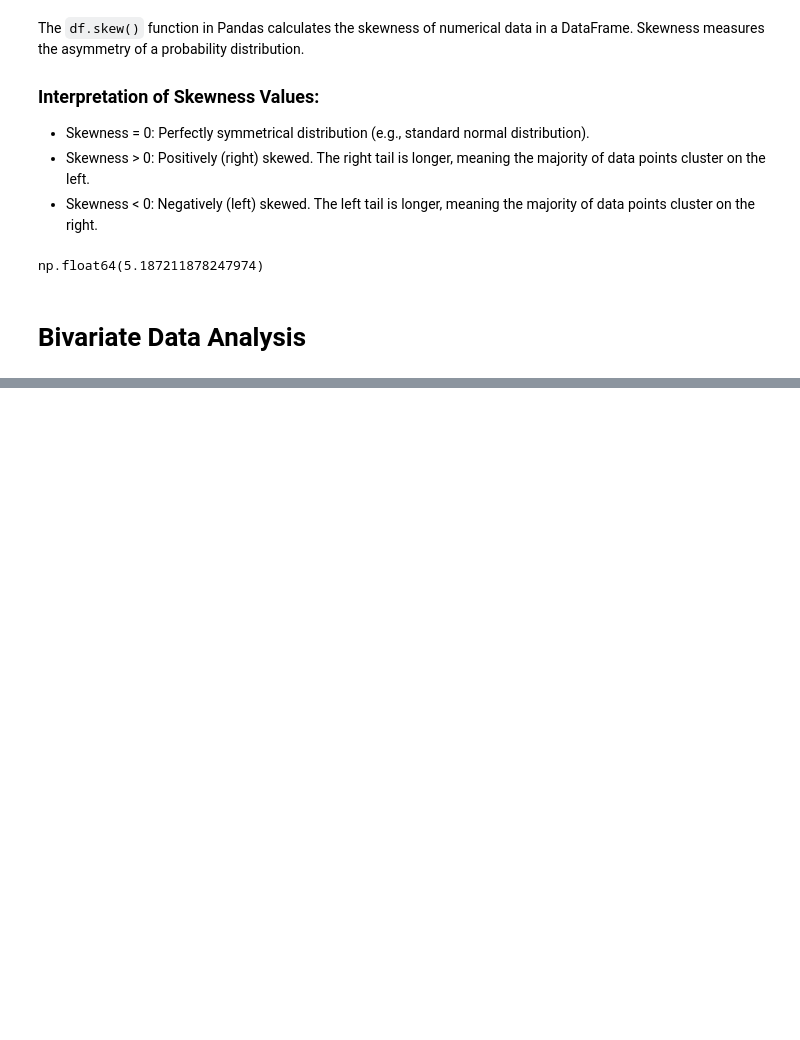
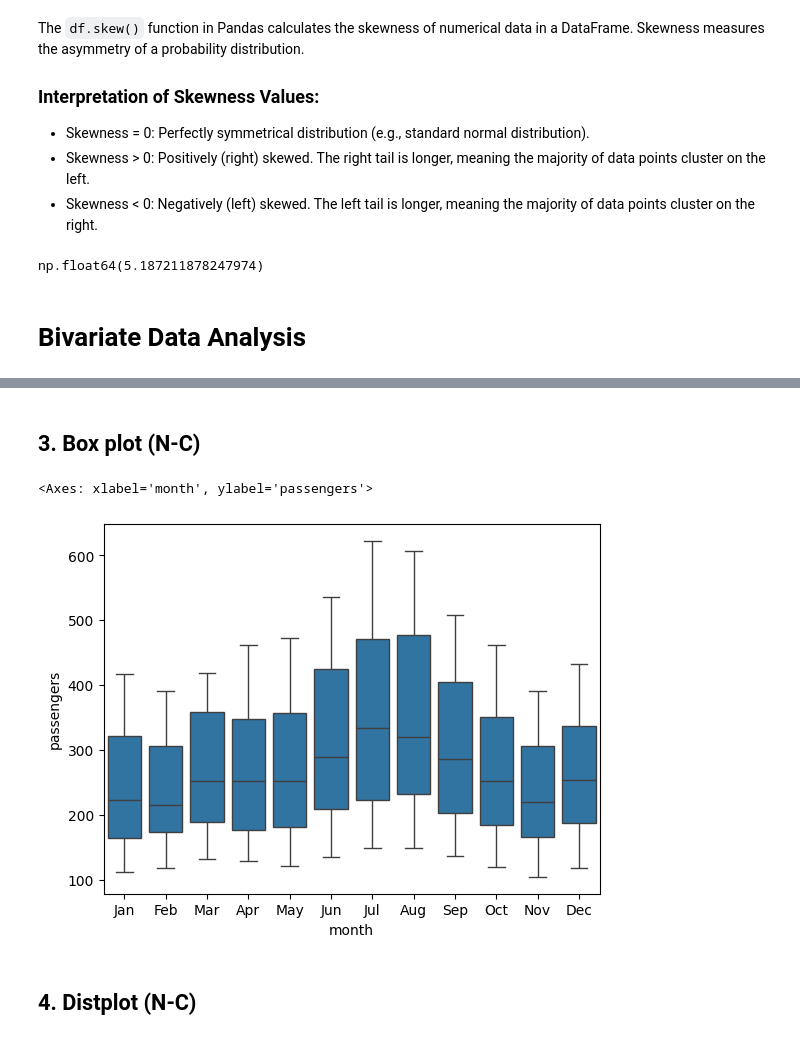
Before and after one commit to anshulkr69/learning-to-make-machine-learn, a Jupyter notebook: Data_analysis.ipynb, the cells around one changed output, grey strips where cells are left out. Saved outputs shown, nothing was run; the diff lists cells and outputs as text; code cells hidden in the pictures; blank space fills up the shorter version.

```diff
--- a/Data_analysis.ipynb
+++ b/Data_analysis.ipynb
@@ -181,0 +200,3 @@ np.float64(5.187211878247974)
+# %%
+flights=sns.load_dataset('flights')
+flights.sample(5)
@@ -181,0 +237,10 @@ np.float64(5.187211878247974)
+# %% [markdown]
+## 3. Box plot (N-C)
+# %%
+sns.boxplot(flights,x=flights.month,y=flights.passengers,)
+# Hue can also be added here
+# %% [output]
+<Axes: xlabel='month', ylabel='passengers'>
+[figure, added]
+# %% [markdown]
+## 4. Distplot (N-C)
```
Also changed, not shown: parts of 27 cells of this notebook.
